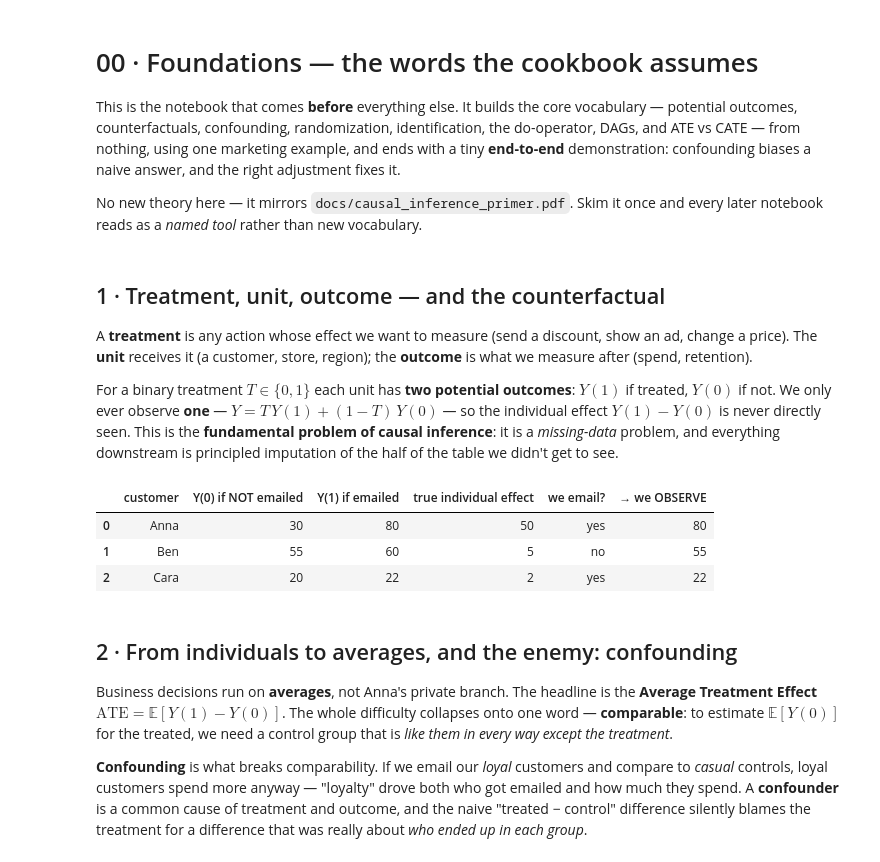
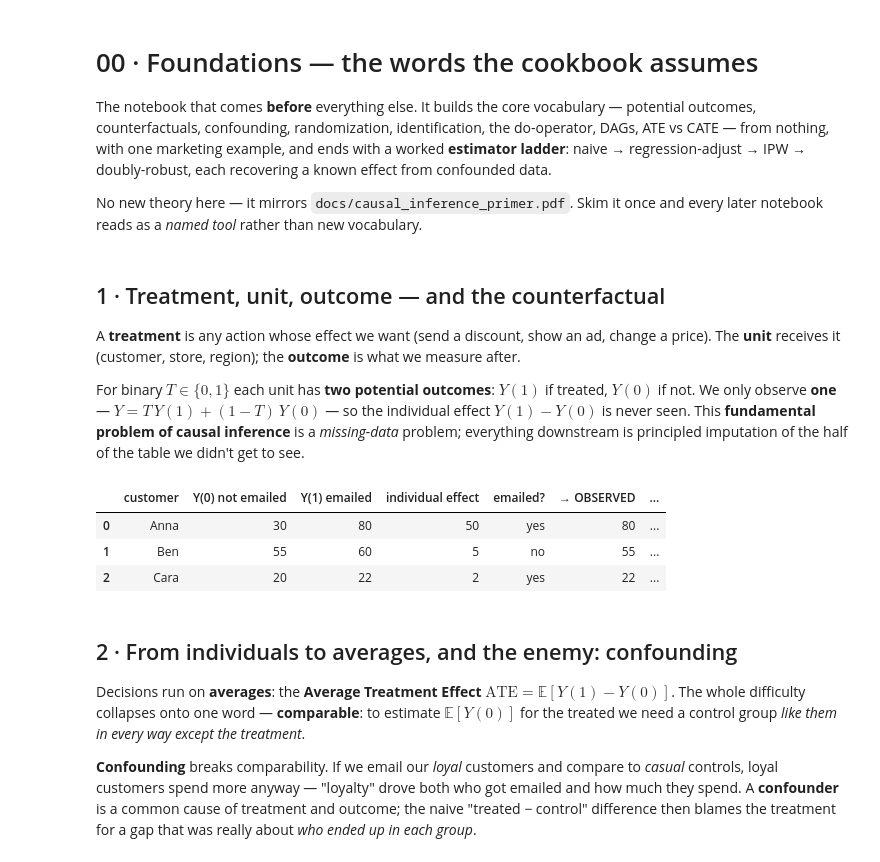
Before and after one commit to fmuia/sda_projects, a Jupyter notebook: notebooks/00_foundations.ipynb, the cells around one changed output. Saved outputs shown, nothing was run; the diff lists cells and outputs as text; code cells hidden in the pictures.

```diff
--- a/notebooks/00_foundations.ipynb
+++ b/notebooks/00_foundations.ipynb
@@ -1,14 +1,14 @@
 # %% [markdown]
 # 00 · Foundations — the words the cookbook assumes
 
-This is the notebook that comes **before** everything else. It builds the core
-vocabulary — potential outcomes, counterfactuals, confounding, randomization,
-identification, the do-operator, DAGs, and ATE vs CATE — from nothing, using one
-marketing example, and ends with a tiny **end-to-end** demonstration: confounding
-biases a naive answer, and the right adjustment fixes it.
+The notebook that comes **before** everything else. It builds the core vocabulary — potential
+outcomes, counterfactuals, confounding, randomization, identification, the do-operator, DAGs, ATE
+vs CATE — from nothing, with one marketing example, and ends with a worked **estimator ladder**:
+naive → regression-adjust → IPW → doubly-robust, each recovering a known effect from confounded
+data.
 
-No new theory here — it mirrors `docs/causal_inference_primer.pdf`. Skim it once and
-every later notebook reads as a *named tool* rather than new vocabulary.
+No new theory here — it mirrors `docs/causal_inference_primer.pdf`. Skim it once and every later
+notebook reads as a *named tool* rather than new vocabulary.
 # %%
 import numpy as np, pandas as pd
 import matplotlib.pyplot as plt
@@ -18,43 +19,34 @@ rng = np.random.default_rng(0)
 # %% [markdown]
 ## 1 · Treatment, unit, outcome — and the counterfactual
 
-A **treatment** is any action whose effect we want to measure (send a discount,
-show an ad, change a price). The **unit** receives it (a customer, store, region);
-the **outcome** is what we measure after (spend, retention).
+A **treatment** is any action whose effect we want (send a discount, show an ad, change a price).
+The **unit** receives it (customer, store, region); the **outcome** is what we measure after.
 
-For a binary treatment $T\in\{0,1\}$ each unit has **two potential outcomes**:
-$Y(1)$ if treated, $Y(0)$ if not. We only ever observe **one** —
-$Y = T\,Y(1) + (1-T)\,Y(0)$ — so the individual effect $Y(1)-Y(0)$ is never
-directly seen. This is the **fundamental problem of causal inference**: it is a
-*missing-data* problem, and everything downstream is principled imputation of the
-half of the table we didn't get to see.
+For binary $T\in\{0,1\}$ each unit has **two potential outcomes**: $Y(1)$ if treated, $Y(0)$ if not.
+We only observe **one** — $Y=T\,Y(1)+(1-T)\,Y(0)$ — so the individual effect $Y(1)-Y(0)$ is never
+seen. This **fundamental problem of causal inference** is a *missing-data* problem; everything
+downstream is principled imputation of the half of the table we didn't get to see.
 # %%
-# Anna's two potential outcomes — we only ever see one of them.
-demo = pd.DataFrame({
-    "customer": ["Anna", "Ben", "Cara"],
-    "Y(0) if NOT emailed": [30, 55, 20],
-    "Y(1) if emailed":     [80, 60, 22],
-})
-demo["true individual effect"] = demo["Y(1) if emailed"] - demo["Y(0) if NOT emailed"]
-demo["we email?"] = ["yes", "no", "yes"]
-demo["→ we OBSERVE"] = [80, 55, 22]      # the branch matching the treatment given
+# Three customers, both potential outcomes — we OBSERVE only the branch matching the treatment given.
+demo = pd.DataFrame({"customer": ["Anna","Ben","Cara"],
+    "Y(0) not emailed": [30, 55, 20], "Y(1) emailed": [80, 60, 22]})
+demo["individual effect"] = demo["Y(1) emailed"] - demo["Y(0) not emailed"]
+demo["emailed?"] = ["yes","no","yes"]
+demo["→ OBSERVED"] = [80, 55, 22]; demo["→ MISSING (counterfactual)"] = [30, 60, 20]
 demo
 # %% [output]
-|  | customer | Y(0) if NOT emailed | Y(1) if emailed | true individual effect | we email? | → we OBSERVE |
-| 0 | Anna | 30 | 80 | 50 | yes | 80 |
-| 1 | Ben | 55 | 60 | 5 | no | 55 |
-| 2 | Cara | 20 | 22 | 2 | yes | 22 |
+|  | customer | Y(0) not emailed | Y(1) emailed | individual effect | emailed? | → OBSERVED | ... |
+| 0 | Anna | 30 | 80 | 50 | yes | 80 | ... |
+| 1 | Ben | 55 | 60 | 5 | no | 55 | ... |
+| 2 | Cara | 20 | 22 | 2 | yes | 22 | ... |
 # %% [markdown]
 ## 2 · From individuals to averages, and the enemy: confounding
 
-Business decisions run on **averages**, not Anna's private branch. The headline is
-the **Average Treatment Effect** $\text{ATE}=\mathbb{E}[Y(1)-Y(0)]$. The whole
-difficulty collapses onto one word — **comparable**: to estimate $\mathbb{E}[Y(0)]$
-for the treated, we need a control group that is *like them in every way except the
-treatment*.
+Decisions run on **averages**: the **Average Treatment Effect** $\text{ATE}=\mathbb E[Y(1)-Y(0)]$.
+The whole difficulty collapses onto one word — **comparable**: to estimate $\mathbb E[Y(0)]$ for the
+treated we need a control group *like them in every way except the treatment*.
 
-**Confounding** is what breaks comparability. If we email our *loyal* customers and
-compare to *casual* controls, loyal customers spend more anyway — "loyalty" drove
-both who got emailed and how much they spend. A **confounder** is a common cause of
-treatment and outcome, and the naive "treated − control" difference silently blames
-the treatment for a difference that was really about *who ended up in each group*.
+**Confounding** breaks comparability. If we email our *loyal* customers and compare to *casual*
+controls, loyal customers spend more anyway — "loyalty" drove both who got emailed and how much they
+spend. A **confounder** is a common cause of treatment and outcome; the naive "treated − control"
+difference then blames the treatment for a gap that was really about *who ended up in each group*.
```
Also changed, not shown: parts of 16 cells of this notebook.
